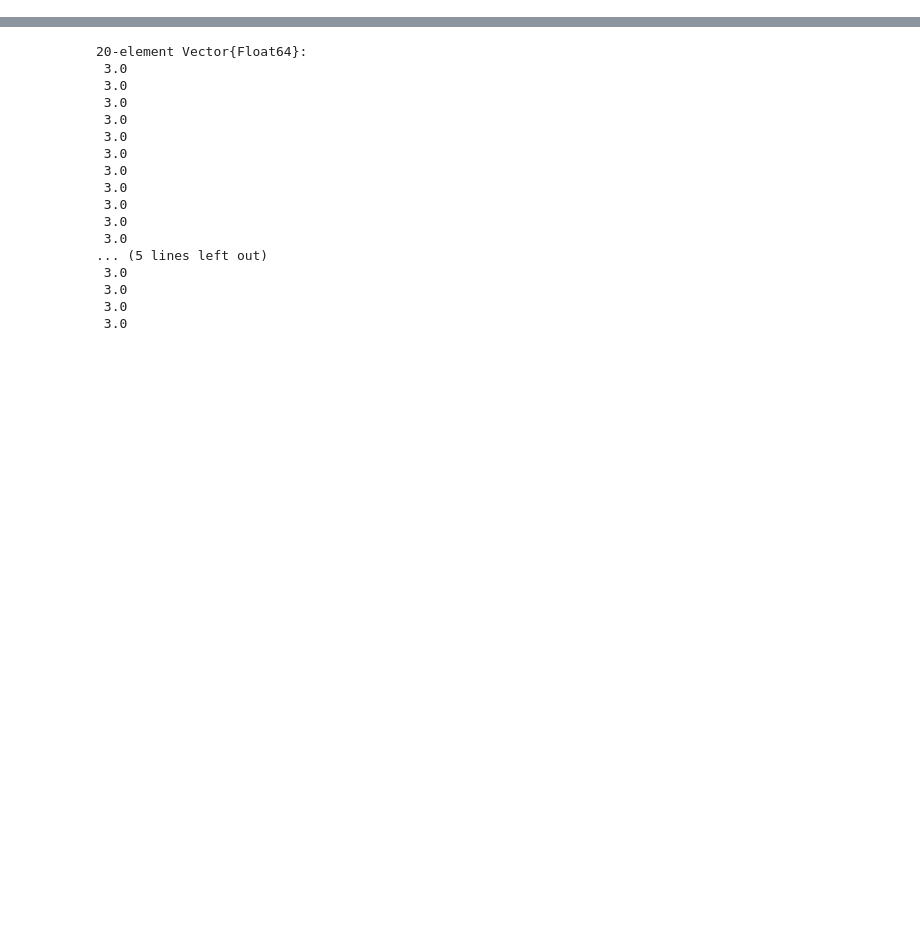
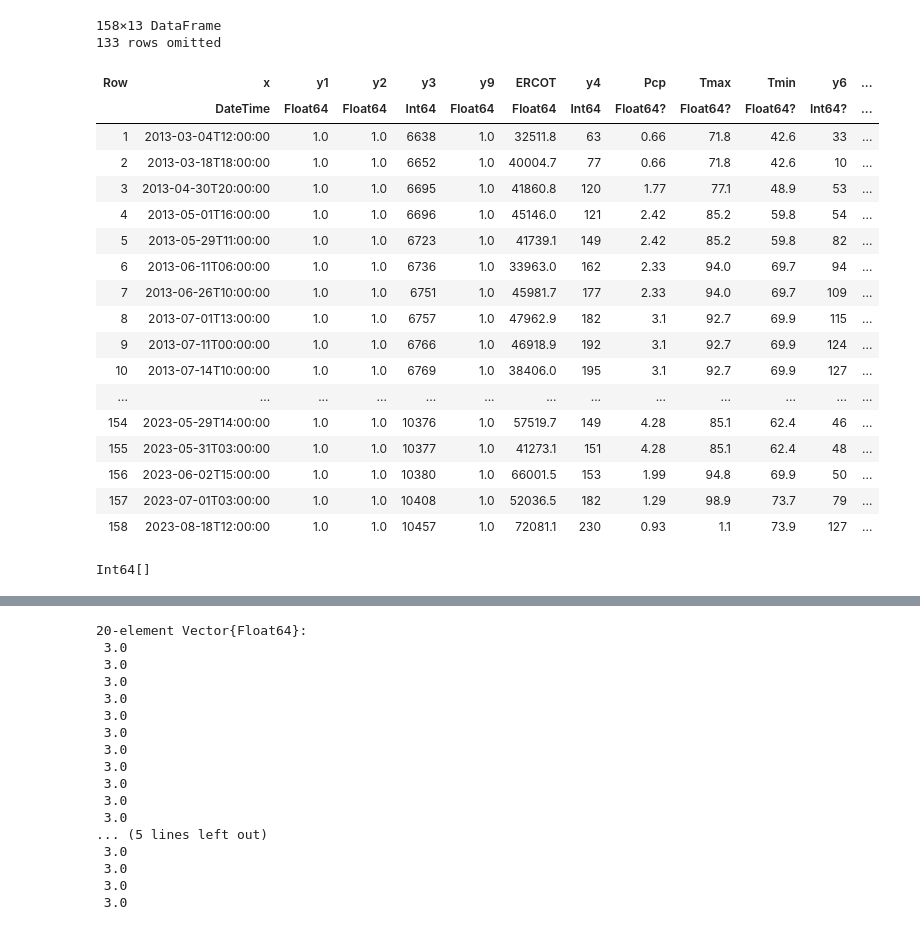
Before and after one commit to ecooper-cu/gads-analysis, a Jupyter notebook: feature_selection/fit_exponential_testing.ipynb, the cells around one changed output, grey strips where cells are left out. Drawn from its saved outputs; the diff is of its cells as text; code cells hidden in the pictures; blank space fills up the shorter version.

```diff
--- a/feature_selection/fit_exponential_testing.ipynb
+++ b/feature_selection/fit_exponential_testing.ipynb
@@ -52,0 +112,28 @@ size(df)
+# %%
+df[outage_start, :]
+# %% [output]
+158×13 DataFrame
+133 rows omitted
+| Row | x | y1 | y2 | y3 | y9 | ERCOT | y4 | Pcp | Tmax | Tmin | y6 | ... |
+|  | DateTime | Float64 | Float64 | Int64 | Float64 | Float64 | Int64 | Float64? | Float64? | Float64? | Int64? | ... |
+| 1 | 2013-03-04T12:00:00 | 1.0 | 1.0 | 6638 | 1.0 | 32511.8 | 63 | 0.66 | 71.8 | 42.6 | 33 | ... |
+| 2 | 2013-03-18T18:00:00 | 1.0 | 1.0 | 6652 | 1.0 | 40004.7 | 77 | 0.66 | 71.8 | 42.6 | 10 | ... |
+| 3 | 2013-04-30T20:00:00 | 1.0 | 1.0 | 6695 | 1.0 | 41860.8 | 120 | 1.77 | 77.1 | 48.9 | 53 | ... |
+| 4 | 2013-05-01T16:00:00 | 1.0 | 1.0 | 6696 | 1.0 | 45146.0 | 121 | 2.42 | 85.2 | 59.8 | 54 | ... |
+| 5 | 2013-05-29T11:00:00 | 1.0 | 1.0 | 6723 | 1.0 | 41739.1 | 149 | 2.42 | 85.2 | 59.8 | 82 | ... |
+| 6 | 2013-06-11T06:00:00 | 1.0 | 1.0 | 6736 | 1.0 | 33963.0 | 162 | 2.33 | 94.0 | 69.7 | 94 | ... |
+| 7 | 2013-06-26T10:00:00 | 1.0 | 1.0 | 6751 | 1.0 | 45981.7 | 177 | 2.33 | 94.0 | 69.7 | 109 | ... |
+| 8 | 2013-07-01T13:00:00 | 1.0 | 1.0 | 6757 | 1.0 | 47962.9 | 182 | 3.1 | 92.7 | 69.9 | 115 | ... |
+| 9 | 2013-07-11T00:00:00 | 1.0 | 1.0 | 6766 | 1.0 | 46918.9 | 192 | 3.1 | 92.7 | 69.9 | 124 | ... |
+| 10 | 2013-07-14T10:00:00 | 1.0 | 1.0 | 6769 | 1.0 | 38406.0 | 195 | 3.1 | 92.7 | 69.9 | 127 | ... |
+| ... | ... | ... | ... | ... | ... | ... | ... | ... | ... | ... | ... | ... |
+| 154 | 2023-05-29T14:00:00 | 1.0 | 1.0 | 10376 | 1.0 | 57519.7 | 149 | 4.28 | 85.1 | 62.4 | 46 | ... |
+| 155 | 2023-05-31T03:00:00 | 1.0 | 1.0 | 10377 | 1.0 | 41273.1 | 151 | 4.28 | 85.1 | 62.4 | 48 | ... |
+| 156 | 2023-06-02T15:00:00 | 1.0 | 1.0 | 10380 | 1.0 | 66001.5 | 153 | 1.99 | 94.8 | 69.9 | 50 | ... |
+| 157 | 2023-07-01T03:00:00 | 1.0 | 1.0 | 10408 | 1.0 | 52036.5 | 182 | 1.29 | 98.9 | 73.7 | 79 | ... |
+| 158 | 2023-08-18T12:00:00 | 1.0 | 1.0 | 10457 | 1.0 | 72081.1 | 230 | 0.93 | 1.1 | 73.9 | 127 | ... |
+# %%
+ttr_values = outage_end .- outage_start
+filter(x -> x < 0, ttr_values)
+# %% [output]
+Int64[]
```
Also changed, not shown: parts of 10 cells of this notebook, 35 other files.
